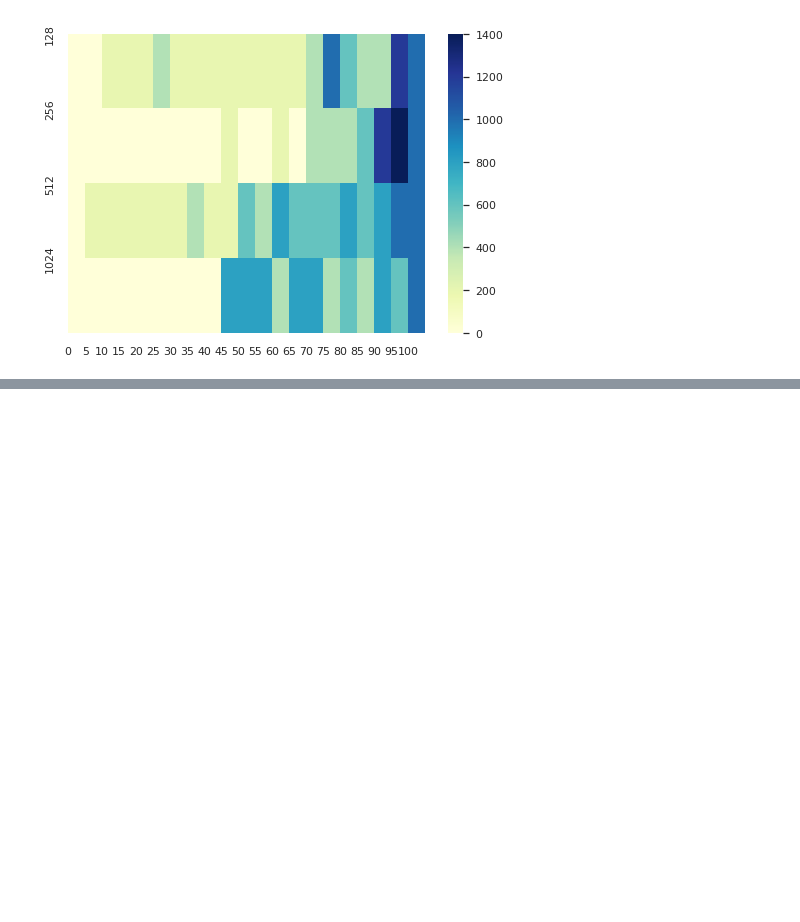
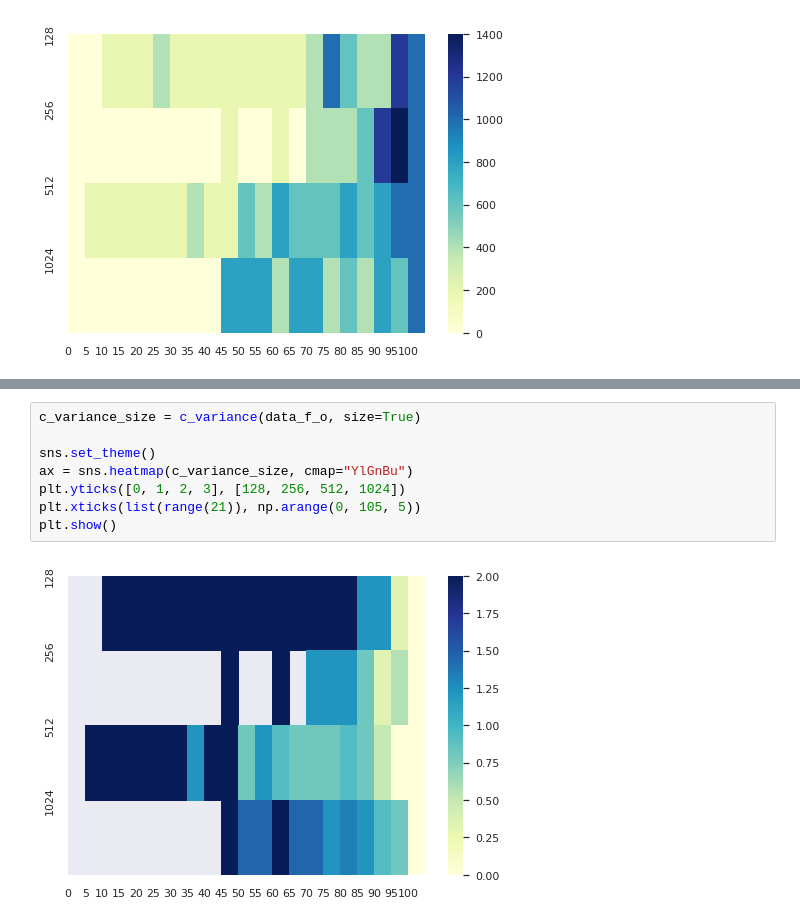
Before and after one commit to mirklys/little-projects, a Jupyter notebook: thesis/data_analysis.ipynb, the cells around one changed output, grey strips where cells are left out. Saved outputs shown, nothing was run; the diff lists cells and outputs as text; blank space fills up the shorter version.

```diff
--- a/thesis/data_analysis.ipynb
+++ b/thesis/data_analysis.ipynb
@@ -224,0 +251,10 @@ plt.show()
+# %%
+c_variance_size = c_variance(data_f_o, size=True)
+
+sns.set_theme()
+ax = sns.heatmap(c_variance_size, cmap="YlGnBu")
+plt.yticks([0, 1, 2, 3], [128, 256, 512, 1024])
+plt.xticks(list(range(21)), np.arange(0, 105, 5))
+plt.show()
+# %% [output]
+[figure, added]
```
Also changed, not shown: parts of 1 cell of this notebook.
